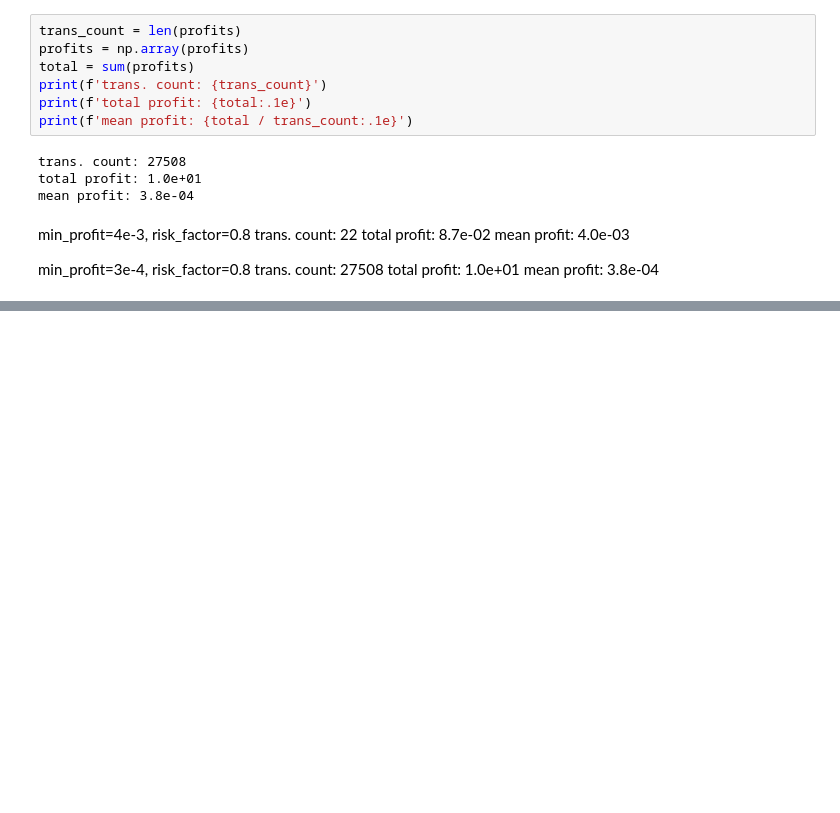
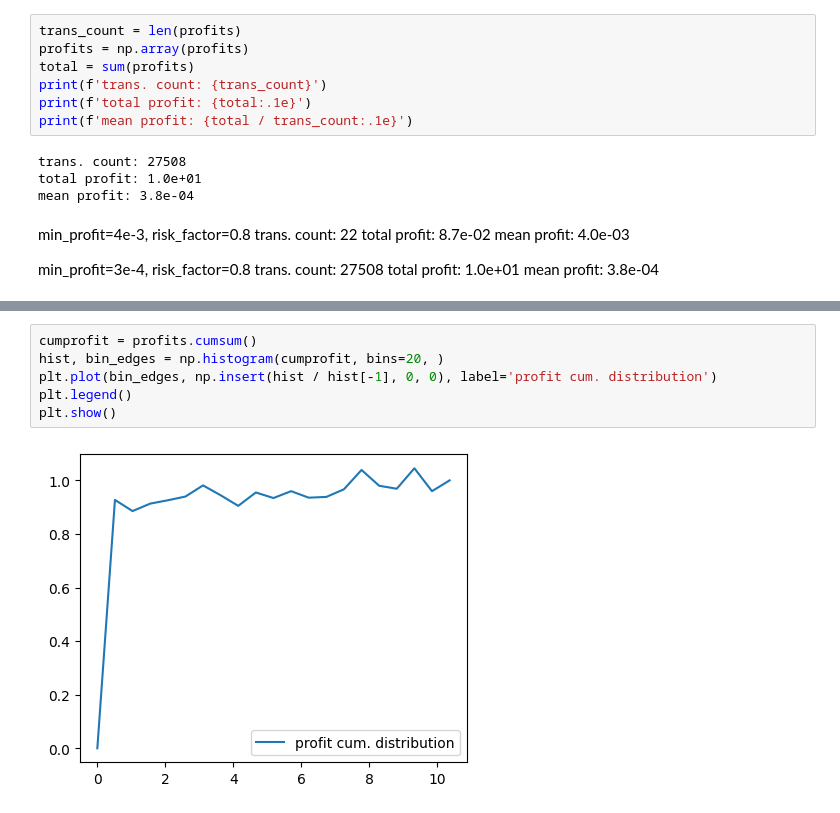
Before and after one commit to stefanzarembinski/szx81, a Jupyter notebook: src/forecast.ipynb, the cells around one changed output, grey strips where cells are left out. Drawn from its saved outputs; the diff is of its cells as text; blank space fills up the shorter version.

```diff
--- a/src/forecast.ipynb
+++ b/src/forecast.ipynb
@@ -225,0 +127,8 @@ plt.show()
+# %%
+cumprofit = profits.cumsum()
+hist, bin_edges = np.histogram(cumprofit, bins=20, )
+plt.plot(bin_edges, np.insert(hist / hist[-1], 0, 0), label='profit cum. distribution')
+plt.legend()
+plt.show()
+# %% [output]
+[figure, added]
```
Also changed, not shown: parts of 12 cells of this notebook.
